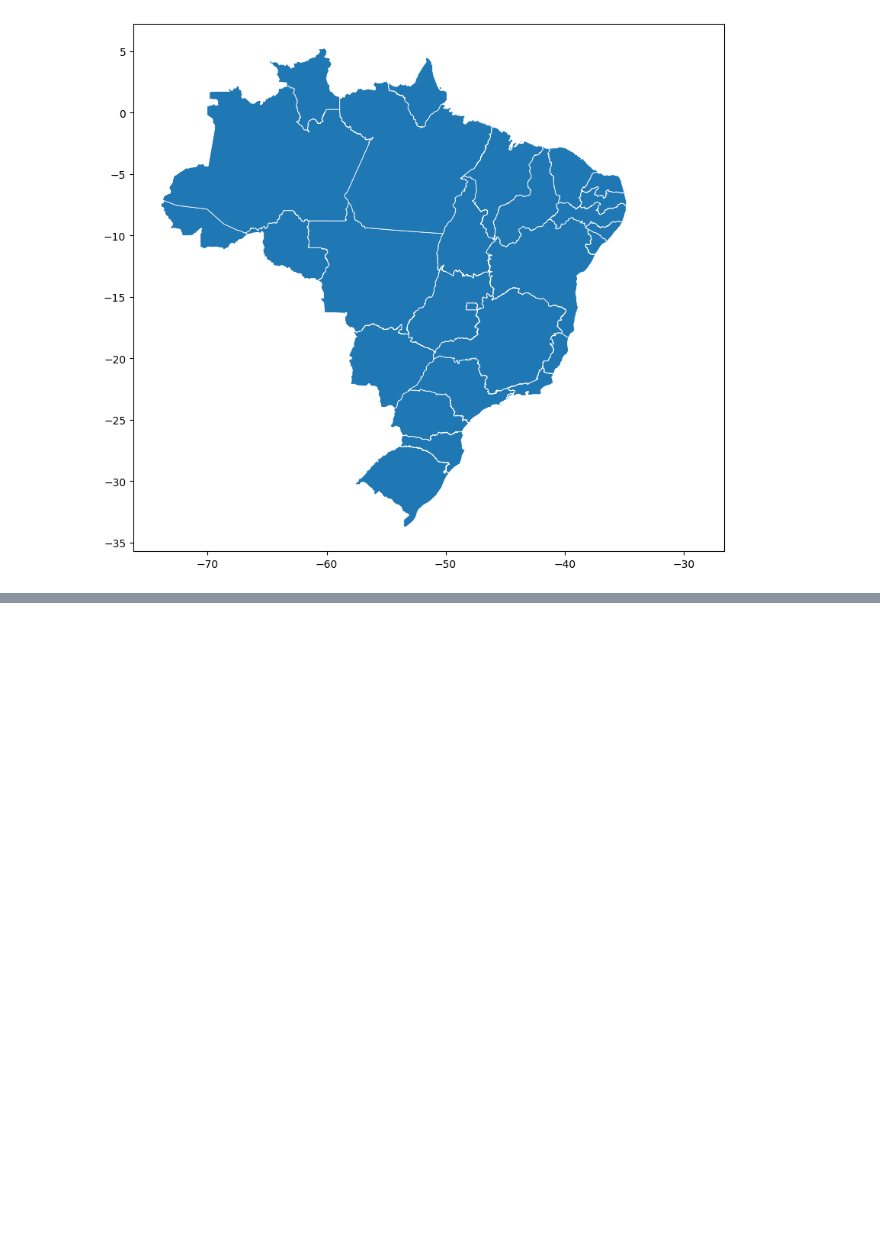
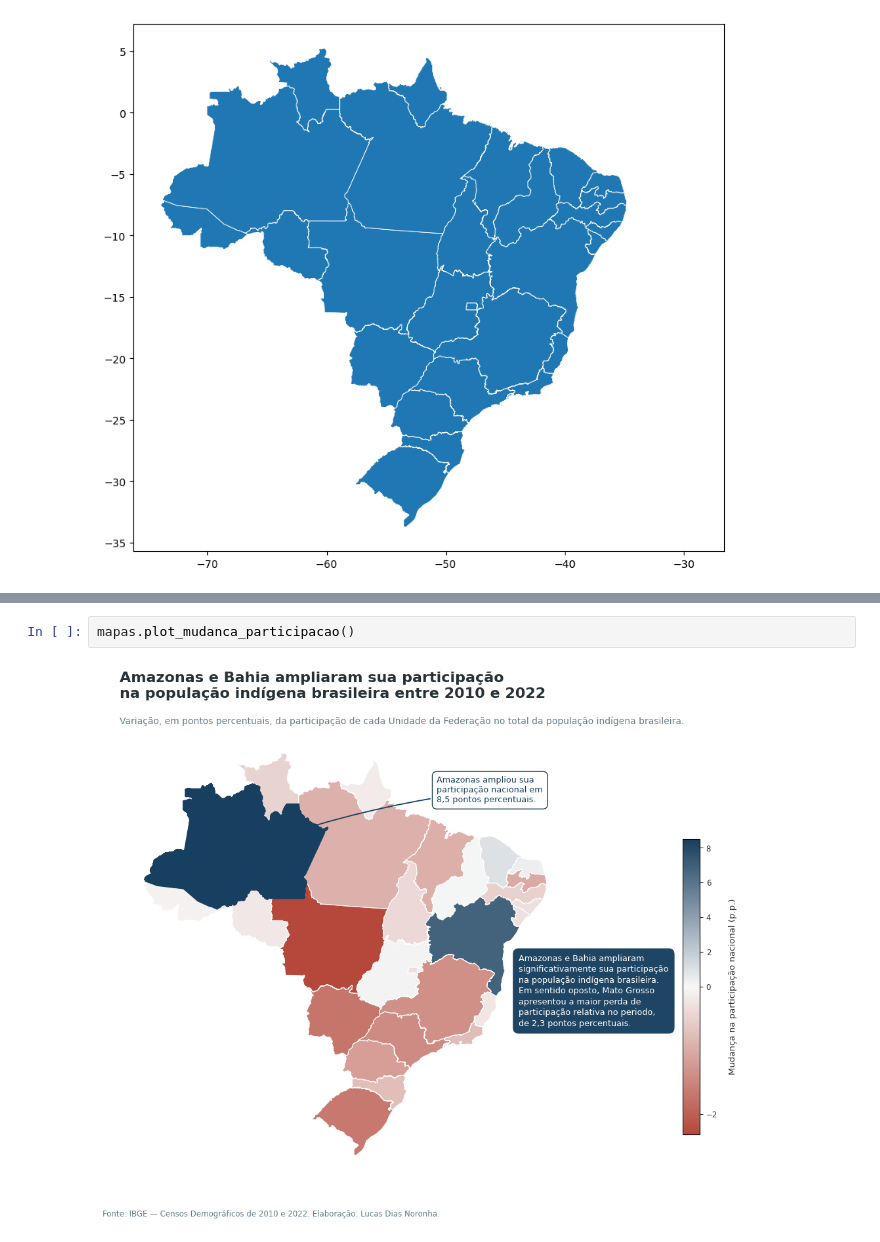
Before and after one commit to LUCASDNORONHA/exploracao-dados-indigenas-2010-2022, a Jupyter notebook: notebooks/03_spatial_analysis.ipynb, the cells around one changed output, grey strips where cells are left out. Drawn from its saved outputs; the diff is of its cells as text; blank space fills up the shorter version.

```diff
--- a/notebooks/03_spatial_analysis.ipynb
+++ b/notebooks/03_spatial_analysis.ipynb
@@ -61,0 +238,4 @@ gdf_estados.plot(
+# %%
+mapas.plot_mudanca_participacao()
+# %% [output]
+[figure, added]
```
Also changed, not shown: parts of 23 cells of this notebook, 7 other files.
